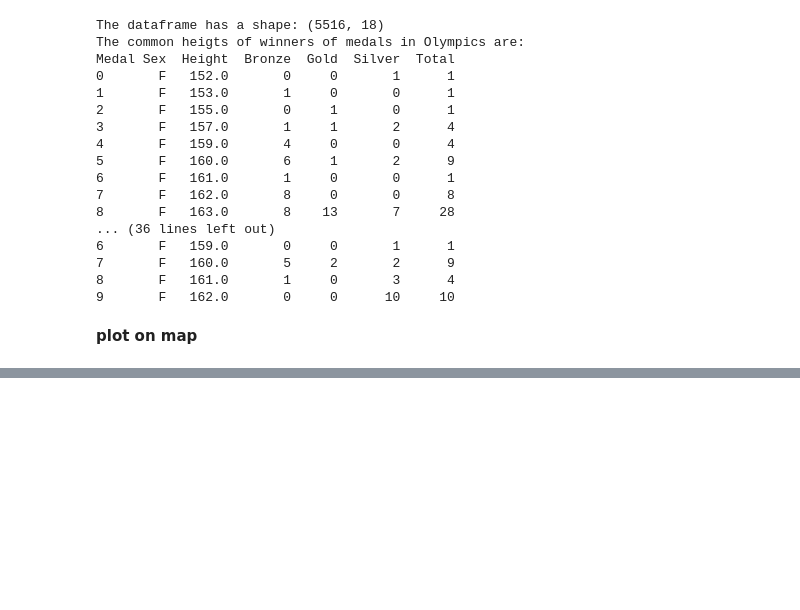
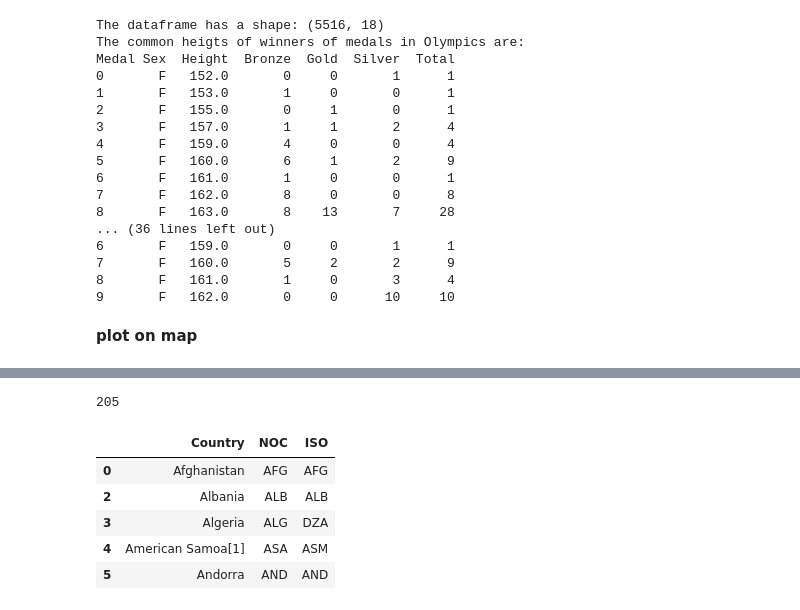
Before and after one commit to yuna-liu/Databehandling-OS-Yuna-Joachim, a Jupyter notebook: Q2_Y_temp.ipynb, the cells around one changed output, grey strips where cells are left out. Cells and saved outputs as stored; diff of their text form; code cells hidden in the pictures; blank space fills up the shorter version.

```diff
--- a/Q2_Y_temp.ipynb
+++ b/Q2_Y_temp.ipynb
@@ -262,0 +298,15 @@ countrycode.tail()
+# %%
+print(tables[0]["IOC"].nunique())
+table = tables[0]
+table = table.iloc[:, [1, 2, 4]]
+table = table.rename(columns={"IOC": "NOC"})
+noc_iso = table[table["NOC"].notna()]
+noc_iso.head()
+# %% [output]
+205
+|  | Country | NOC | ISO |
+| 0 | Afghanistan | AFG | AFG |
+| 2 | Albania | ALB | ALB |
+| 3 | Algeria | ALG | DZA |
+| 4 | American Samoa[1] | ASA | ASM |
+| 5 | Andorra | AND | AND |
```
Also changed, not shown: parts of 11 cells of this notebook, 25 other files.
